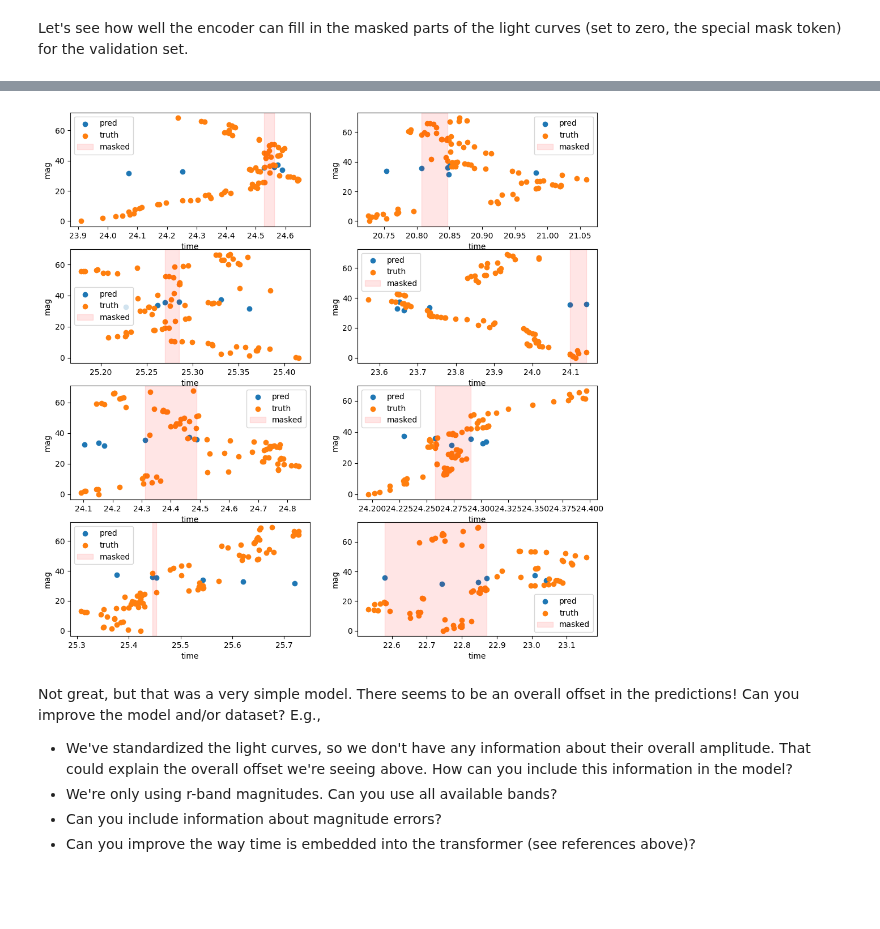
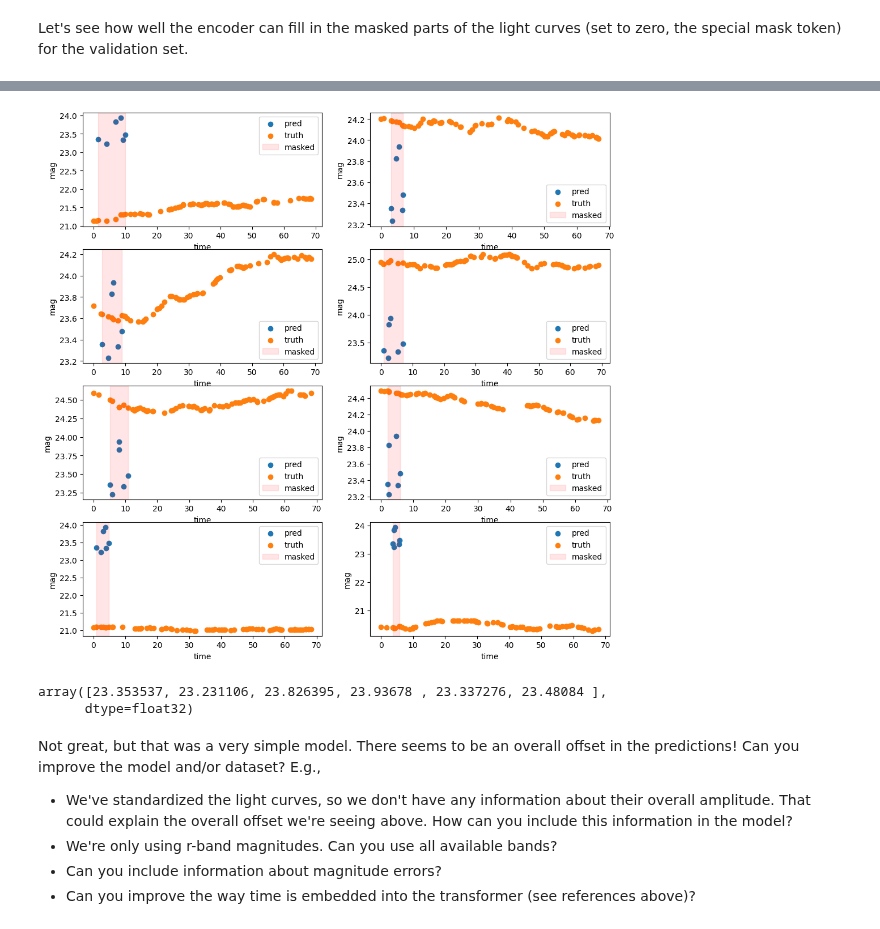
Before and after one commit to ThomasHelfer/multimodal-supernovae, a Jupyter notebook: pretraining.ipynb, the cells around one changed output, grey strips where cells are left out. Saved outputs shown, nothing was run; the diff lists cells and outputs as text; code cells hidden in the pictures; blank space fills up the shorter version.

```diff
--- a/pretraining.ipynb
+++ b/pretraining.ipynb
@@ -194,20 +195,6 @@ def get_random_mask(padding_mask, f_mask=0.15):
 
         mask_pred[i, inds_to_keep] = False
         mask[i, inds_pred] = False
-        '''
-        start = torch.randint(0, n_obs - n_obs_to_keep + 1, (1,)).item()
-        end = start + n_obs_to_keep
-
-        # Mask containing observations to be kept
-        mask[i, start:end] = False  # Mask out observations from start to end
-        mask[i, n_obs:] = False
-
-        # Mask only containing observations to be predicted
-        mask_pred[i, end:n_obs] = False
-        mask_pred[i, :start] = False
-        mask_pred[i, start:end] = True
-        mask_pred[i, n_obs:] = False
-        '''
 
     return mask, mask_pred
 
@@ -273,20 +260,20 @@ class MaskedLightCurveEncoder(pl.LightningModule):
         return x[mask_pred], x_pred[mask_pred]
 
     def training_step(self, batch, batch_idx):
-        x, t, padding_mask = batch
+        t, x, padding_mask = batch
         x, x_pred = self.masked_pred(x, t, padding_mask, f_mask=self.f_mask)
         loss = nn.MSELoss()(x, x_pred)
         self.log("train_loss", loss, on_epoch=True, on_step=False, prog_bar=True,)
         return loss
 
     def validation_step(self, batch, batch_idx):
-        x, t, padding_mask = batch
+        t, x, padding_mask = batch
         x, x_pred = self.masked_pred(x, t, padding_mask, f_mask=self.f_mask)
         loss = nn.MSELoss()(x, x_pred)
         self.log("val_loss", loss, on_epoch=True, on_step=False, prog_bar=True,)
         return loss
 # %%
-mlce = MaskedLightCurveEncoder(f_mask=0.15, lr=6e-3, transformer_kwargs={"n_out":len(datas[0]), "emb":256, "heads":4, "depth":12, "dropout":0.02})
+mlce = MaskedLightCurveEncoder(f_mask=0.15, lr=6e-4, transformer_kwargs={"n_out":len(datas[0]), "emb":256, "heads":4, "depth":12, "dropout":0.02})
 # %%
 from torch.utils.data import TensorDataset, DataLoader, random_split
 
@@ -325,4 +315,4 @@ mlce = mlce.eval()
 # %% [markdown]
 Let's see how well the encoder can fill in the masked parts of the light curves (set to zero, the special mask token) for the validation set.
 # %%
-mag_test, time_test, mask_test = next(iter(val_loader))
+time_test, mag_test, mask_test = next(iter(val_loader))
@@ -331,35 +326,45 @@ fig, ax = plt.subplots(4, 2, figsize=(12, 12))
 
 for i in range(4):
     for j in range(2):
         ii = i * 2 + j
 
         fill_min, fill_max = 2, 7  # Mask out observations from fill_min to fill_max
         mask_tofill = mask_test[ii:ii + 1].clone()
-        mask_tofill[:, fill_min:fill_max + 1] = False
 
         # Remove zero-padded, masked out elements
         mag_truth = mag_test[ii:ii + 1].clone()[mask_test[ii:ii + 1]]
         mag_test_in = mag_test[ii:ii + 1].clone()[mask_test[ii:ii + 1]]
         time_test_in = time_test[ii:ii + 1].clone()[mask_test[ii:ii + 1]]
 
+        inds_sort = torch.argsort(time_test_in)
+        mag_truth = mag_truth[inds_sort]
+        mag_test_in = mag_test_in[inds_sort]
+        time_test_in = time_test_in[inds_sort]
+
+        mask_tofill[:, fill_min:fill_max + 1] = False
         mag_test_in[fill_min:fill_max + 1] = 0
 
         mag_pred = mlce(mag_test_in[None, ...], time_test_in[None, ...], mask_test[ii:ii+1])[0].detach().numpy()[fill_min:fill_max + 1]
 
         ax[i, j].scatter(time_test_in[fill_min:fill_max + 1], mag_pred, label='pred')
         ax[i, j].scatter(time_test_in, mag_truth, label='truth')
 
         # Mark the masked observations; if fill_[min/max] is bigger than the number of observations, make it the length of the observations
         fill_min = min(fill_min, len(time_test_in) - 1)
         fill_max = min(fill_max, len(time_test_in) - 1)
 
         ax[i, j].axvspan(time_test_in[fill_min], time_test_in[fill_max], alpha=0.1, color='red', label='masked')
         ax[i, j].legend()
 
         ax[i, j].set_xlabel('time')
         ax[i, j].set_ylabel('mag')
 # %% [output]
-[figure, old version]
+[figure, new version]
+# %%
+mag_pred
+# %% [output]
+array([23.353537, 23.231106, 23.826395, 23.93678 , 23.337276, 23.48084 ],
+      dtype=float32)
 # %% [markdown]
 Not great, but that was a very simple model. There seems to be an overall offset in the predictions! Can you improve the model and/or dataset? E.g.,
 - We've standardized the light curves, so we don't have any information about their overall amplitude. That could explain the overall offset we're seeing above. How can you include this information in the model?
```
Also changed, not shown: parts of 4 cells of this notebook.
